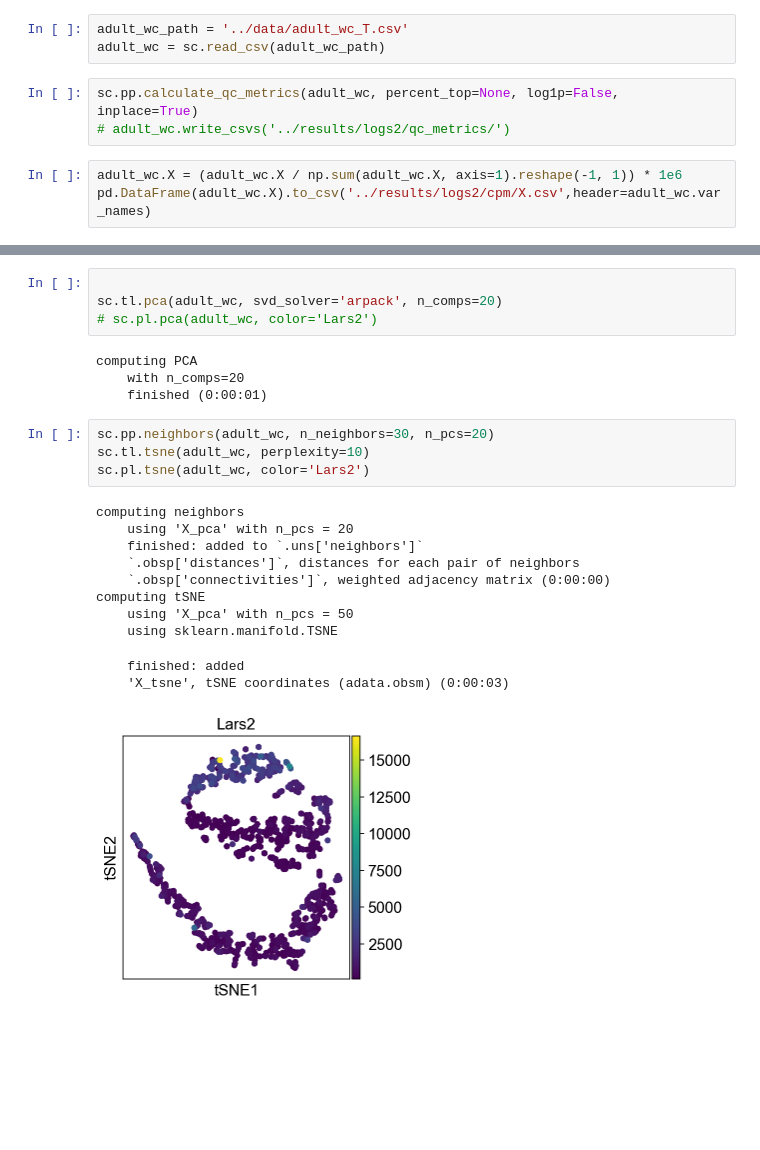
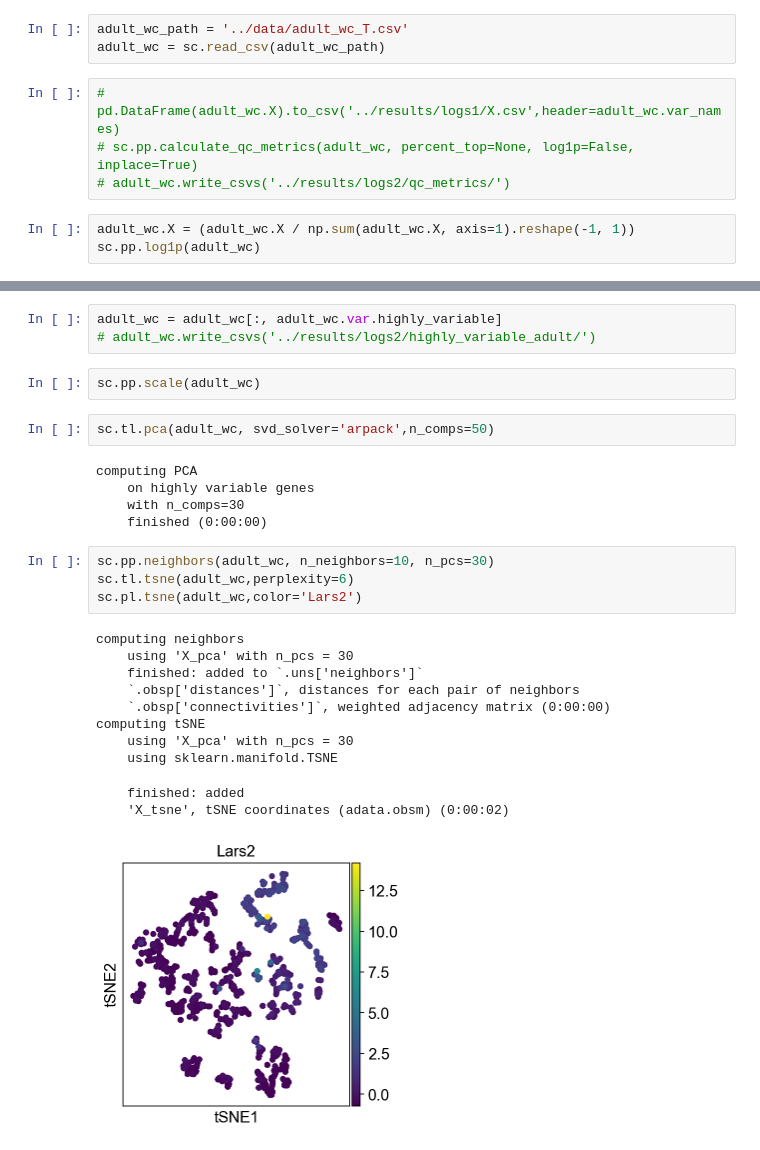
Before and after one commit to bmzhong/adult, a Jupyter notebook: code/scanpy_analysis_2.ipynb, the cells around one changed output, grey strips where cells are left out. Drawn from its saved outputs; the diff is of its cells as text; blank space fills up the shorter version.

```diff
--- a/code/scanpy_analysis_2.ipynb
+++ b/code/scanpy_analysis_2.ipynb
@@ -12,8 +12,9 @@ scanpy==1.9.1 anndata==0.8.0 umap==0.5.3 numpy==1.21.5 scipy==1.7.3 pandas==1.3.
 adult_wc_path = '../data/adult_wc_T.csv'
 adult_wc = sc.read_csv(adult_wc_path)
 # %%
-sc.pp.calculate_qc_metrics(adult_wc, percent_top=None, log1p=False, inplace=True)
+# pd.DataFrame(adult_wc.X).to_csv('../results/logs1/X.csv',header=adult_wc.var_names)
+# sc.pp.calculate_qc_metrics(adult_wc, percent_top=None, log1p=False, inplace=True)
 # adult_wc.write_csvs('../results/logs2/qc_metrics/')
 # %%
-adult_wc.X = (adult_wc.X / np.sum(adult_wc.X, axis=1).reshape(-1, 1)) * 1e6
-pd.DataFrame(adult_wc.X).to_csv('../results/logs2/cpm/X.csv',header=adult_wc.var_names)
+adult_wc.X = (adult_wc.X / np.sum(adult_wc.X, axis=1).reshape(-1, 1))
+sc.pp.log1p(adult_wc)
@@ -34,24 +33,28 @@ print(array1)
+# %%
+adult_wc = adult_wc[:, adult_wc.var.highly_variable]
+# adult_wc.write_csvs('../results/logs2/highly_variable_adult/')
+# %%
+sc.pp.scale(adult_wc)
 # %%
-
-sc.tl.pca(adult_wc, svd_solver='arpack', n_comps=20)
-# sc.pl.pca(adult_wc, color='Lars2')
+sc.tl.pca(adult_wc, svd_solver='arpack',n_comps=50)
 # %% [output]
 computing PCA
-    with n_comps=20
-    finished (0:00:01)
+    on highly variable genes
+    with n_comps=30
+    finished (0:00:00)
 # %%
-sc.pp.neighbors(adult_wc, n_neighbors=30, n_pcs=20)
-sc.tl.tsne(adult_wc, perplexity=10)
-sc.pl.tsne(adult_wc, color='Lars2')
+sc.pp.neighbors(adult_wc, n_neighbors=10, n_pcs=30)
+sc.tl.tsne(adult_wc,perplexity=6)
+sc.pl.tsne(adult_wc,color='Lars2')
 # %% [output]
 computing neighbors
-    using 'X_pca' with n_pcs = 20
+    using 'X_pca' with n_pcs = 30
     finished: added to `.uns['neighbors']`
     `.obsp['distances']`, distances for each pair of neighbors
     `.obsp['connectivities']`, weighted adjacency matrix (0:00:00)
 computing tSNE
-    using 'X_pca' with n_pcs = 50
+    using 'X_pca' with n_pcs = 30
     using sklearn.manifold.TSNE
     finished: added
-    'X_tsne', tSNE coordinates (adata.obsm) (0:00:03)
+    'X_tsne', tSNE coordinates (adata.obsm) (0:00:02)
-[figure, old version]
+[figure, new version]
```
Also changed, not shown: parts of 5 cells of this notebook, 3 other files.
